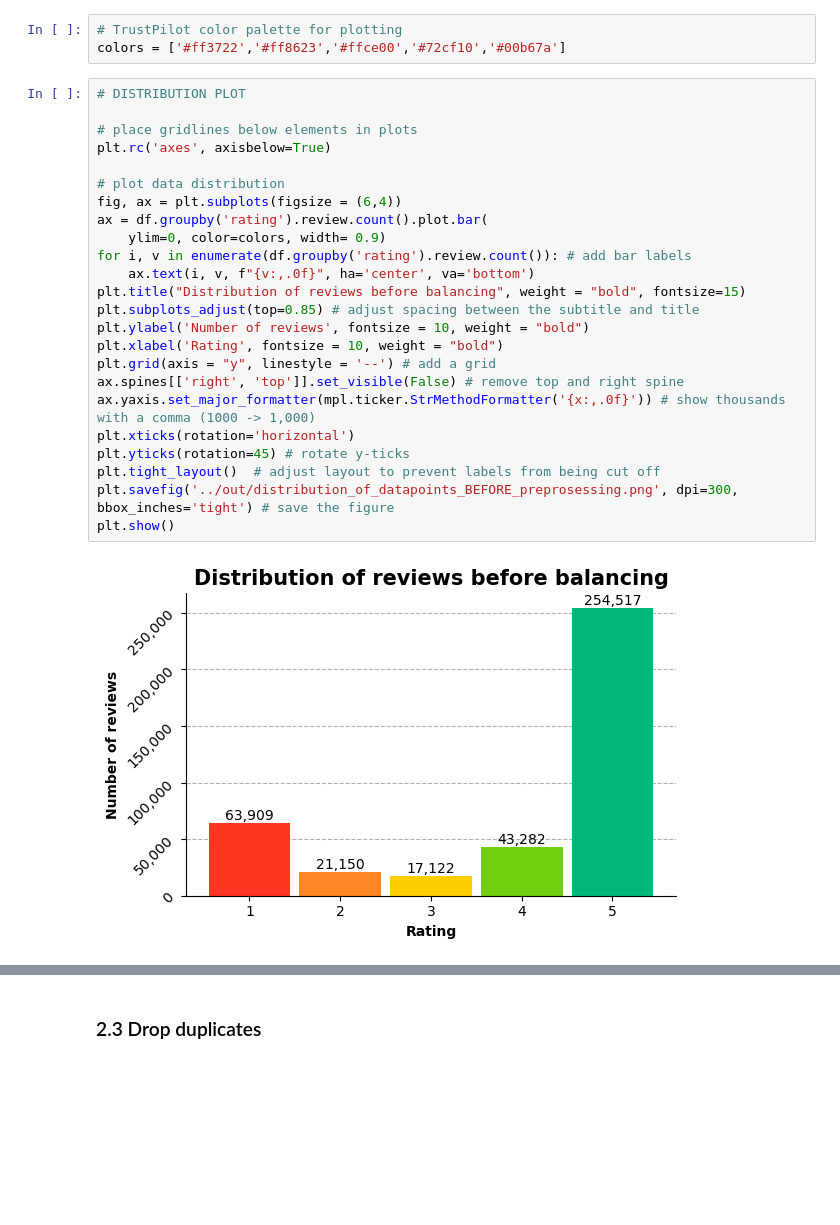
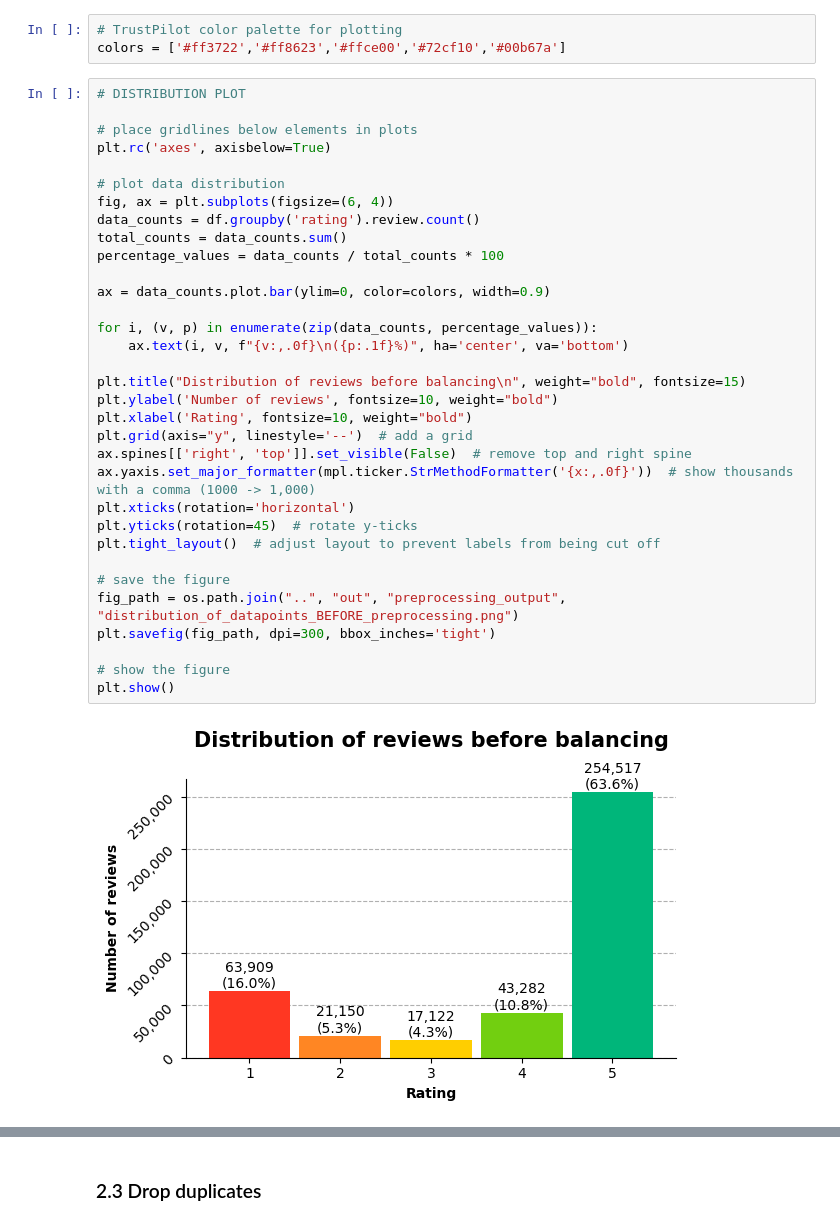
Before and after one commit to agnesbn/PostNord_project, a Jupyter notebook: notebooks/preprocessing.ipynb, the cells around one changed output, grey strips where cells are left out. Cells and saved outputs as stored; diff of their text form; blank space fills up the shorter version.

```diff
--- a/notebooks/preprocessing.ipynb
+++ b/notebooks/preprocessing.ipynb
@@ -79,26 +80,35 @@ colors = ['#ff3722','#ff8623','#ffce00','#72cf10','#00b67a']
 # %%
 # DISTRIBUTION PLOT
 
 # place gridlines below elements in plots
 plt.rc('axes', axisbelow=True)
 
 # plot data distribution
-fig, ax = plt.subplots(figsize = (6,4))
-ax = df.groupby('rating').review.count().plot.bar(
-    ylim=0, color=colors, width= 0.9)
-for i, v in enumerate(df.groupby('rating').review.count()): # add bar labels
-    ax.text(i, v, f"{v:,.0f}", ha='center', va='bottom')
-plt.title("Distribution of reviews before balancing", weight = "bold", fontsize=15)
-plt.subplots_adjust(top=0.85) # adjust spacing between the subtitle and title
-plt.ylabel('Number of reviews', fontsize = 10, weight = "bold")
-plt.xlabel('Rating', fontsize = 10, weight = "bold")
-plt.grid(axis = "y", linestyle = '--') # add a grid
-ax.spines[['right', 'top']].set_visible(False) # remove top and right spine
-ax.yaxis.set_major_formatter(mpl.ticker.StrMethodFormatter('{x:,.0f}')) # show thousands with a comma (1000 -> 1,000)
+fig, ax = plt.subplots(figsize=(6, 4))
+data_counts = df.groupby('rating').review.count()
+total_counts = data_counts.sum()
+percentage_values = data_counts / total_counts * 100
+
+ax = data_counts.plot.bar(ylim=0, color=colors, width=0.9)
+
+for i, (v, p) in enumerate(zip(data_counts, percentage_values)):
+    ax.text(i, v, f"{v:,.0f}\n({p:.1f}%)", ha='center', va='bottom')
+
+plt.title("Distribution of reviews before balancing\n", weight="bold", fontsize=15)
+plt.ylabel('Number of reviews', fontsize=10, weight="bold")
+plt.xlabel('Rating', fontsize=10, weight="bold")
+plt.grid(axis="y", linestyle='--')  # add a grid
+ax.spines[['right', 'top']].set_visible(False)  # remove top and right spine
+ax.yaxis.set_major_formatter(mpl.ticker.StrMethodFormatter('{x:,.0f}'))  # show thousands with a comma (1000 -> 1,000)
 plt.xticks(rotation='horizontal')
-plt.yticks(rotation=45) # rotate y-ticks
+plt.yticks(rotation=45)  # rotate y-ticks
 plt.tight_layout()  # adjust layout to prevent labels from being cut off
-plt.savefig('../out/distribution_of_datapoints_BEFORE_preprosessing.png', dpi=300, bbox_inches='tight') # save the figure
+
+# save the figure
+fig_path = os.path.join("..", "out", "preprocessing_output", "distribution_of_datapoints_BEFORE_preprocessing.png")
+plt.savefig(fig_path, dpi=300, bbox_inches='tight')
+
+# show the figure
 plt.show()
 # %% [output]
-[figure, old version]
+[figure, new version]
```
Also changed, not shown: parts of 20 cells of this notebook.
